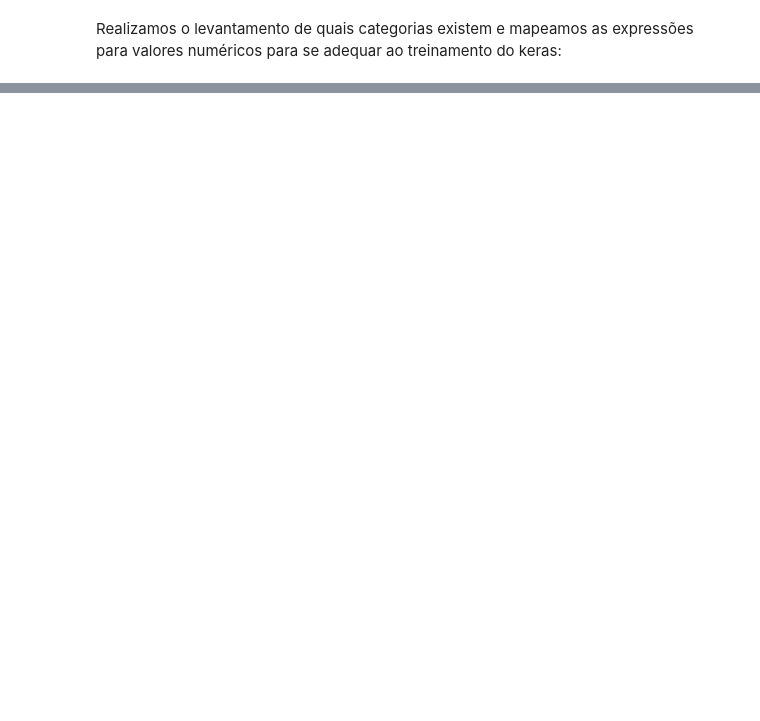
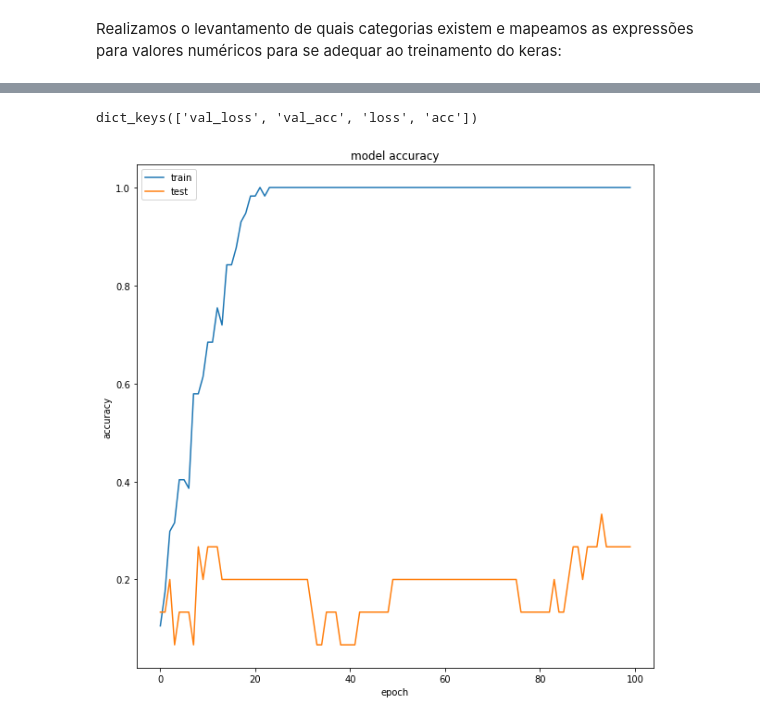
Before and after one commit to valterlucena/facial-expression-detector, a Jupyter notebook: facial_expressions_detection.ipynb, the cells around one changed output, grey strips where cells are left out. Drawn from its saved outputs; the diff is of its cells as text; code cells hidden in the pictures; blank space fills up the shorter version.

```diff
--- a/facial_expressions_detection.ipynb
+++ b/facial_expressions_detection.ipynb
@@ -177,4 +216,4 @@ x_train, x_test, y_train, y_test = tts(x, y, test_size=0.2)
 EPOCHS = 100
 validation_data = (x_test, y_test)
 # %%
-model.fit(x_train, y_train, validation_data=validation_data, epochs=EPOCHS)
+modelo = model.fit(x_train, y_train, validation_data=validation_data, epochs=EPOCHS)
@@ -180,0 +238,16 @@ model.fit(x_train, y_train, validation_data=validation_data, epochs=EPOCHS)
+# %%
+print(modelo.history.keys())
+# %% [output]
+dict_keys(['val_loss', 'val_acc', 'loss', 'acc'])
+# %%
+# summarize history for accuracy
+plt.figure(figsize=(10,10))
+plt.plot(modelo.history['acc'])
+plt.plot(modelo.history['val_acc'])
+plt.title('model accuracy')
+plt.ylabel('accuracy')
+plt.xlabel('epoch')
+plt.legend(['train', 'test'], loc='upper left')
+plt.show()
+# %% [output]
+[figure, added]
```
Also changed, not shown: parts of 9 cells of this notebook.
